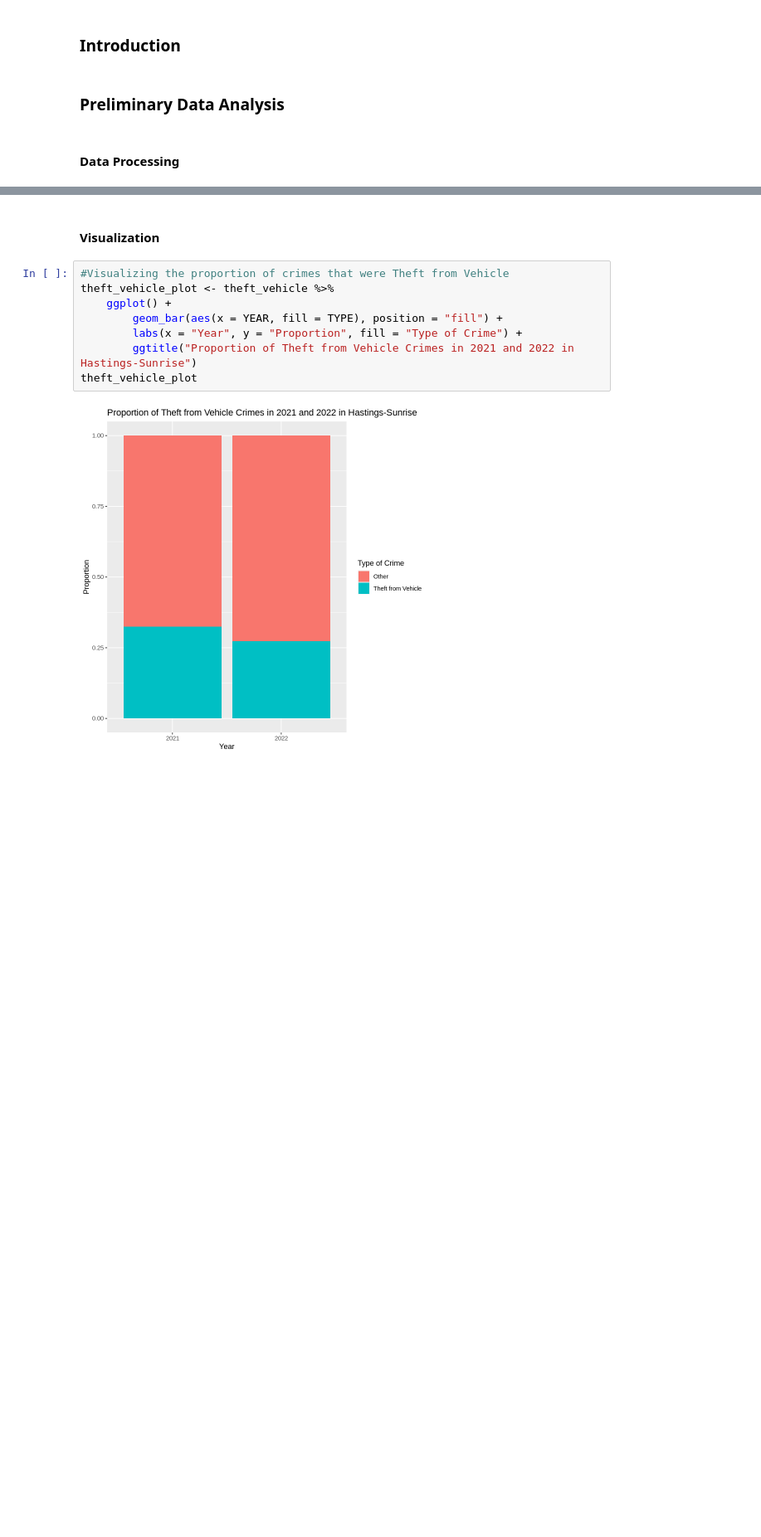
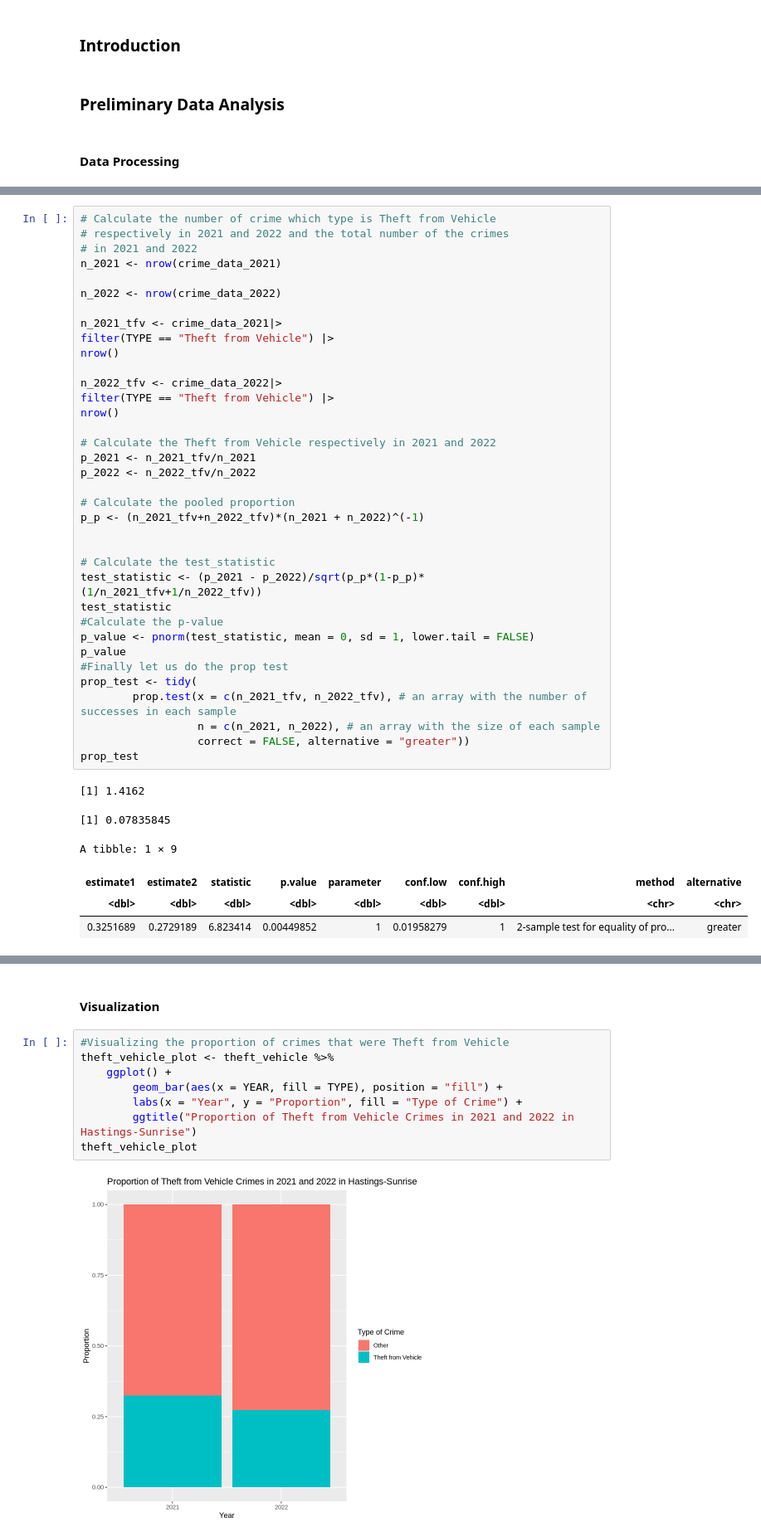
Before and after one commit to Haobo11/Stat201-group-project, a Jupyter notebook: group proposal .ipynb, the cells around one changed output, grey strips where cells are left out. Shown at 83% size. Cells and saved outputs as stored; diff of their text form; blank space fills up the shorter version.

```diff
--- a/group proposal .ipynb
+++ b/group proposal .ipynb
@@ -92,0 +98,43 @@ A data.frame: 6 × 2
+# %%
+# Calculate the number of crime which type is Theft from Vehicle
+# respectively in 2021 and 2022 and the total number of the crimes
+# in 2021 and 2022
+n_2021 <- nrow(crime_data_2021)
+
+n_2022 <- nrow(crime_data_2022)
+
+n_2021_tfv <- crime_data_2021|>
+filter(TYPE == "Theft from Vehicle") |>
+nrow()
+
+n_2022_tfv <- crime_data_2022|>
+filter(TYPE == "Theft from Vehicle") |>
+nrow()
+
+# Calculate the Theft from Vehicle respectively in 2021 and 2022
+p_2021 <- n_2021_tfv/n_2021
+p_2022 <- n_2022_tfv/n_2022
+
+# Calculate the pooled proportion
+p_p <- (n_2021_tfv+n_2022_tfv)*(n_2021 + n_2022)^(-1)
+
+
+# Calculate the test_statistic
+test_statistic <- (p_2021 - p_2022)/sqrt(p_p*(1-p_p)*(1/n_2021_tfv+1/n_2022_tfv))
+test_statistic
+#Calculate the p-value
+p_value <- pnorm(test_statistic, mean = 0, sd = 1, lower.tail = FALSE)
+p_value
+#Finally let us do the prop test
+prop_test <- tidy(
+        prop.test(x = c(n_2021_tfv, n_2022_tfv), # an array with the number of successes in each sample
+                  n = c(n_2021, n_2022), # an array with the size of each sample
+                  correct = FALSE, alternative = "greater"))
+prop_test
+# %% [output]
+[1] 1.4162
+[1] 0.07835845
+A tibble: 1 × 9
+| estimate1 | estimate2 | statistic | p.value | parameter | conf.low | conf.high | method | alternative |
+| <dbl> | <dbl> | <dbl> | <dbl> | <dbl> | <dbl> | <dbl> | <chr> | <chr> |
+| 0.3251689 | 0.2729189 | 6.823414 | 0.00449852 | 1 | 0.01958279 | 1 | 2-sample test for equality of pro... | greater |
```
Also changed, not shown: parts of 6 cells of this notebook.
